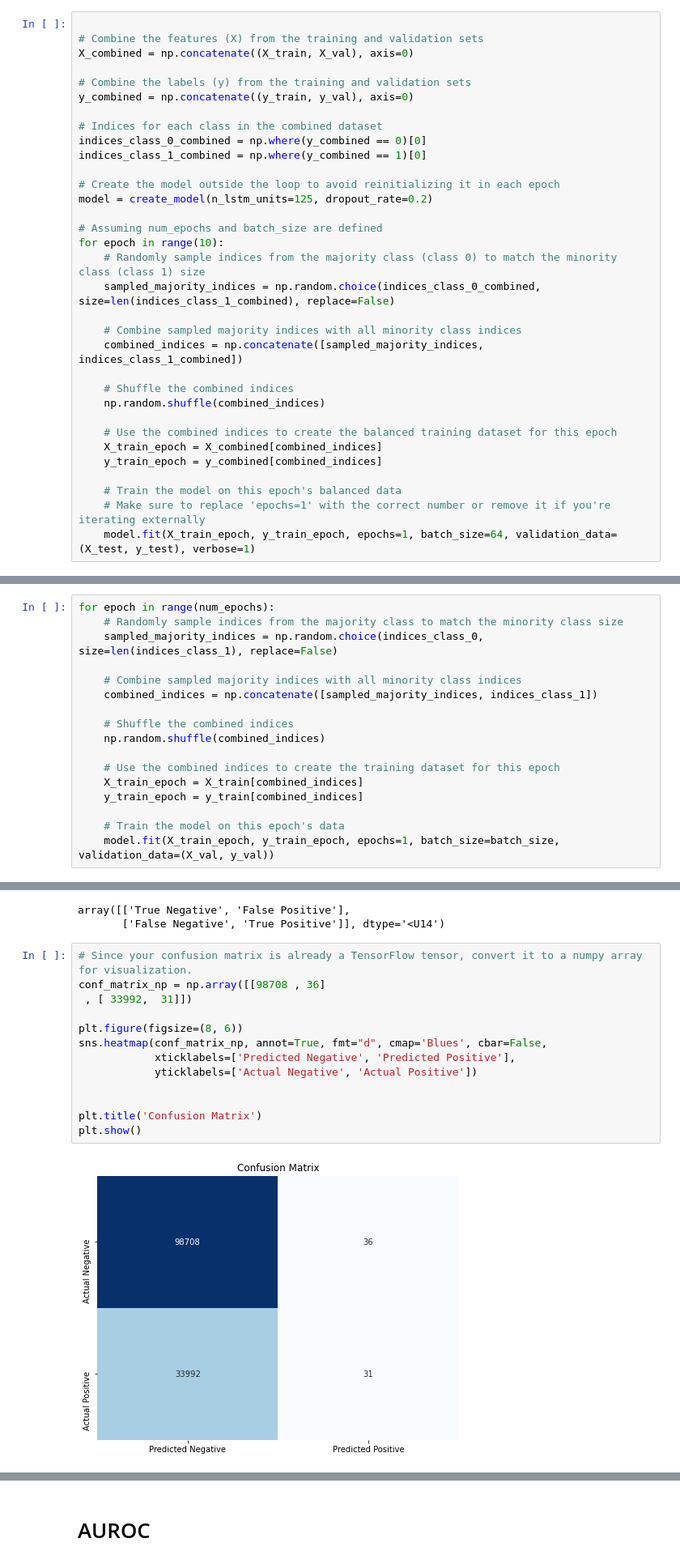
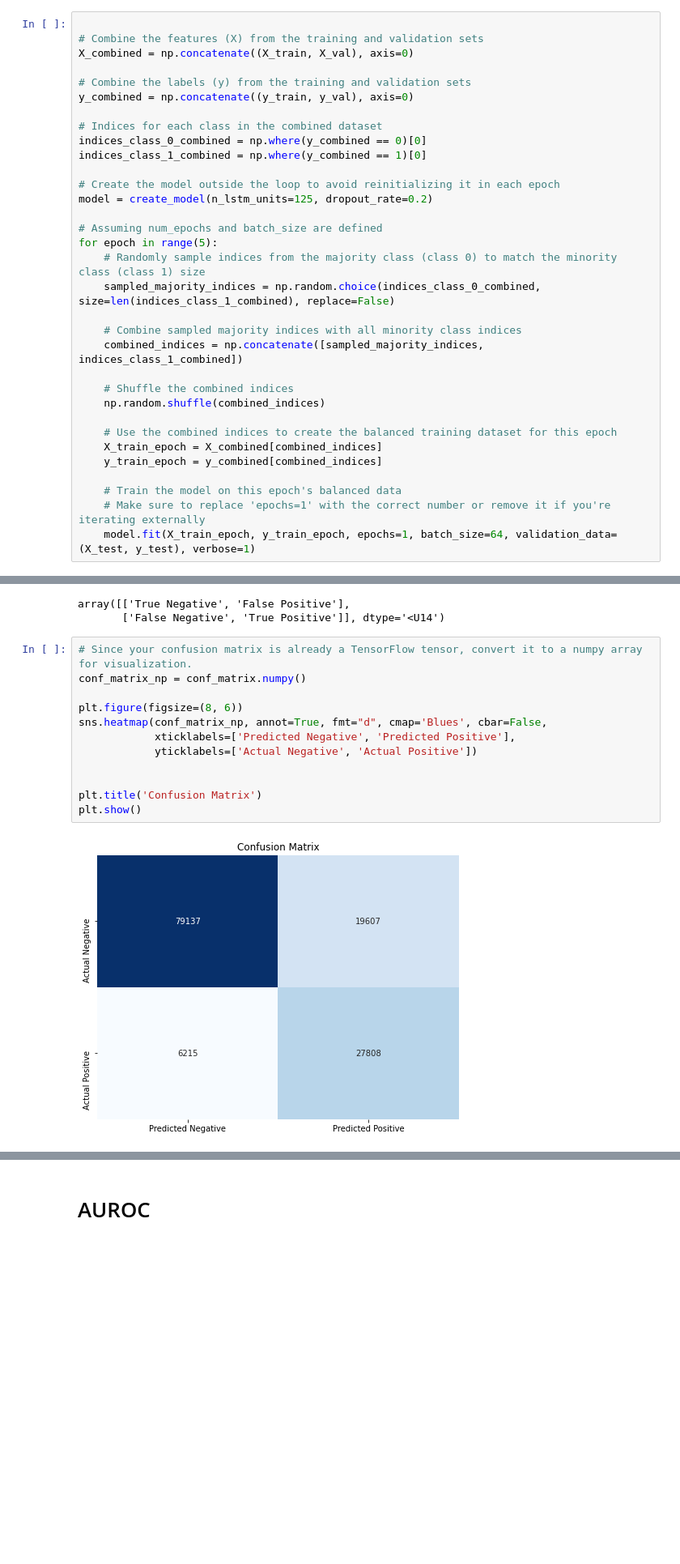
Before and after one commit to DZavalza2/sepsis_early_detection, a Jupyter notebook: LSTM/lstm_sepsis.ipynb, the cells around one changed output, grey strips where cells are left out. Shown at 81% size. Saved outputs shown, nothing was run; the diff lists cells and outputs as text; blank space fills up the shorter version.

```diff
--- a/LSTM/lstm_sepsis.ipynb
+++ b/LSTM/lstm_sepsis.ipynb
@@ -155,7 +138,7 @@ indices_class_1_combined = np.where(y_combined == 1)[0]
 model = create_model(n_lstm_units=125, dropout_rate=0.2)
 
 # Assuming num_epochs and batch_size are defined
-for epoch in range(10):
+for epoch in range(5):
     # Randomly sample indices from the majority class (class 0) to match the minority class (class 1) size
     sampled_majority_indices = np.random.choice(indices_class_0_combined, size=len(indices_class_1_combined), replace=False)
 
@@ -193,17 +163,0 @@ batch_size = 64
-# %%
-for epoch in range(num_epochs):
-    # Randomly sample indices from the majority class to match the minority class size
-    sampled_majority_indices = np.random.choice(indices_class_0, size=len(indices_class_1), replace=False)
-
-    # Combine sampled majority indices with all minority class indices
-    combined_indices = np.concatenate([sampled_majority_indices, indices_class_1])
-
-    # Shuffle the combined indices
-    np.random.shuffle(combined_indices)
-
-    # Use the combined indices to create the training dataset for this epoch
-    X_train_epoch = X_train[combined_indices]
-    y_train_epoch = y_train[combined_indices]
-
-    # Train the model on this epoch's data
-    model.fit(X_train_epoch, y_train_epoch, epochs=1, batch_size=batch_size, validation_data=(X_val, y_val))
@@ -262,19 +195,18 @@ array([['True Negative', 'False Positive'],
        ['False Negative', 'True Positive']], dtype='<U14')
 # %%
 # Since your confusion matrix is already a TensorFlow tensor, convert it to a numpy array for visualization.
-conf_matrix_np = np.array([[98708 , 36]
- , [ 33992,  31]])
+conf_matrix_np = conf_matrix.numpy()
 
 plt.figure(figsize=(8, 6))
 sns.heatmap(conf_matrix_np, annot=True, fmt="d", cmap='Blues', cbar=False,
             xticklabels=['Predicted Negative', 'Predicted Positive'],
             yticklabels=['Actual Negative', 'Actual Positive'])
 
 
 plt.title('Confusion Matrix')
 plt.show()
 # %% [output]
-[figure, old version]
+[figure, new version]
 # %%
 # Extracting the counts from the confusion matrix
 TN, FP, FN, TP = conf_matrix.numpy().ravel()
```
Also changed, not shown: parts of 20 cells of this notebook.
